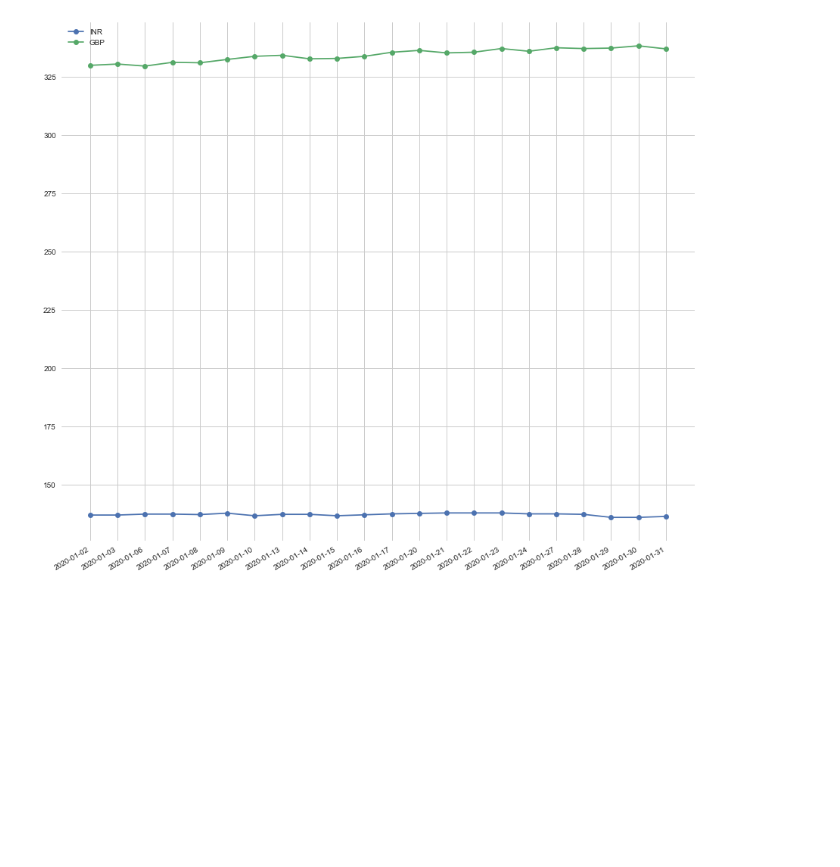
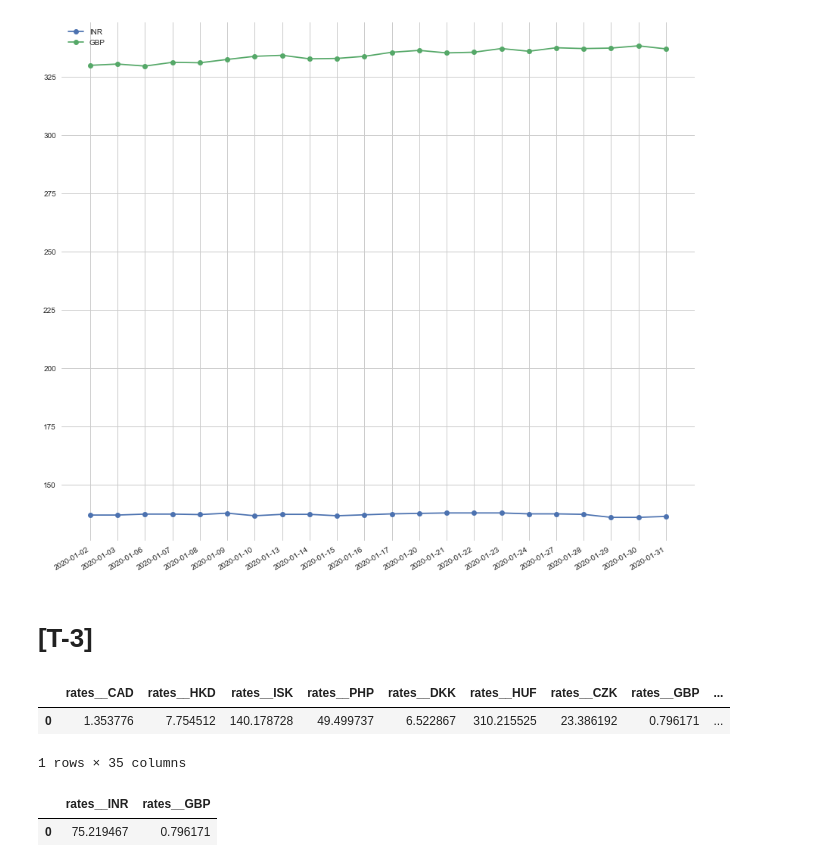
Before and after one commit to lawarsanjana/2020-interns, a Jupyter notebook: ASSIGNMENT.ipynb, the cells around one changed output. Drawn from its saved outputs; the diff is of its cells as text; code cells hidden in the pictures; blank space fills up the shorter version.

```diff
--- a/ASSIGNMENT.ipynb
+++ b/ASSIGNMENT.ipynb
@@ -138,3 +138,18 @@ plt.legend()
 plt.gcf().autofmt_xdate()
 # %% [output]
 [figure]
+# %% [markdown]
+# [T-3]
+# %%
+latest_data=pd.read_csv(r"C:\Users\IDEAPAD\dataset\latest-rates.csv")
+# %%
+latest_data
+# %% [output]
+|  | rates__CAD | rates__HKD | rates__ISK | rates__PHP | rates__DKK | rates__HUF | rates__CZK | rates__GBP | ... |
+| 0 | 1.353776 | 7.754512 | 140.178728 | 49.499737 | 6.522867 | 310.215525 | 23.386192 | 0.796171 | ... |
+1 rows × 35 columns
+# %%
+latest_data[['rates__INR','rates__GBP']]
+# %% [output]
+|  | rates__INR | rates__GBP |
+| 0 | 75.219467 | 0.796171 |
```
